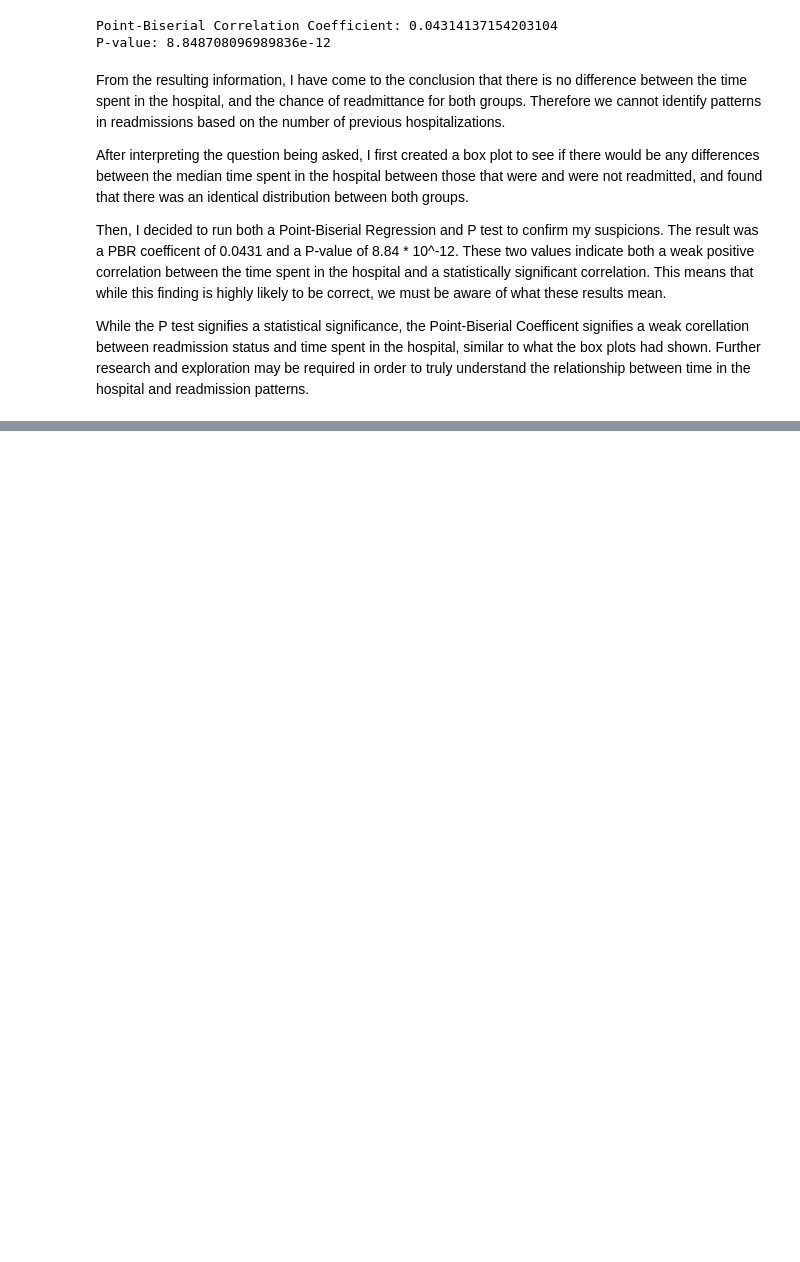
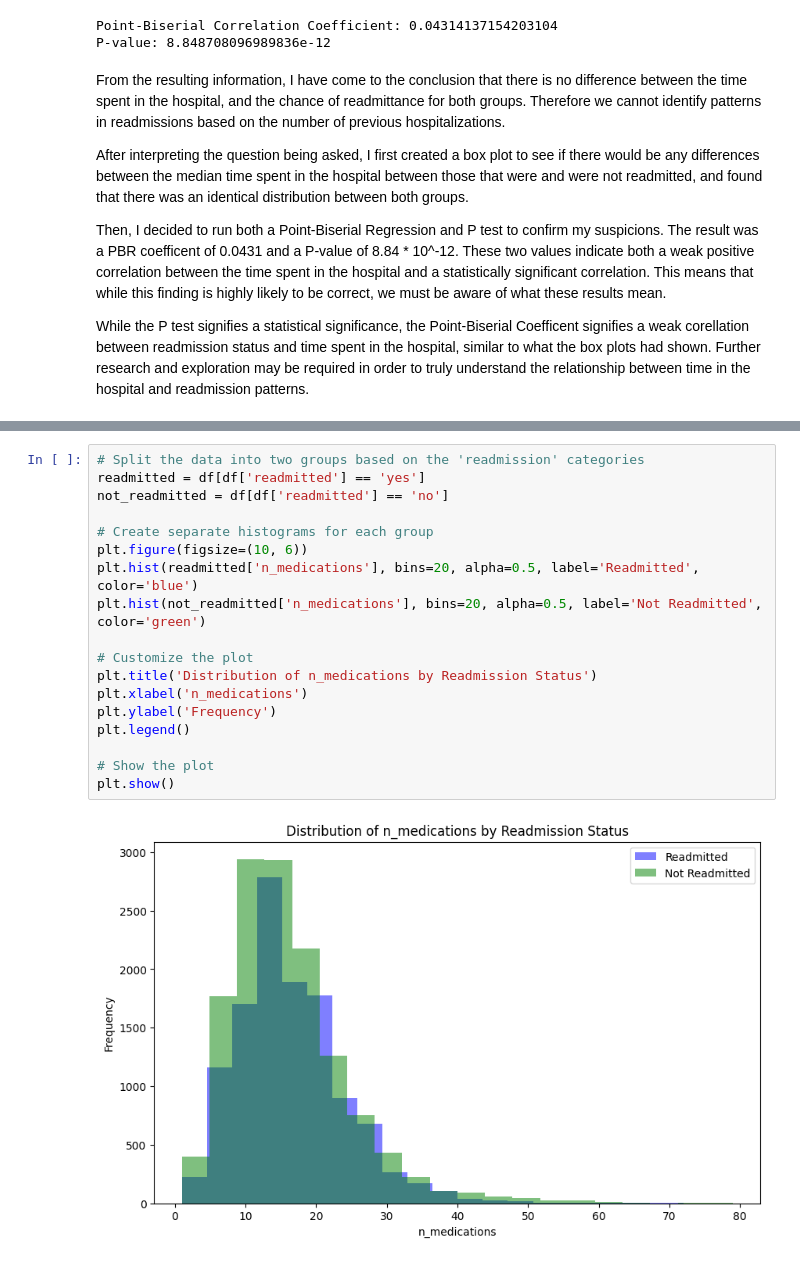
Before and after one commit to el-tortugo/hospital-readmissions-project, a Jupyter notebook: hrea-exploration.ipynb, the cells around one changed output, grey strips where cells are left out. Cells and saved outputs as stored; diff of their text form; blank space fills up the shorter version.

```diff
--- a/hrea-exploration.ipynb
+++ b/hrea-exploration.ipynb
@@ -412,0 +464,20 @@ While the P test signifies a statistical significance, the Point-Biserial Coeffi
+# %%
+# Split the data into two groups based on the 'readmission' categories
+readmitted = df[df['readmitted'] == 'yes']
+not_readmitted = df[df['readmitted'] == 'no']
+
+# Create separate histograms for each group
+plt.figure(figsize=(10, 6))
+plt.hist(readmitted['n_medications'], bins=20, alpha=0.5, label='Readmitted', color='blue')
+plt.hist(not_readmitted['n_medications'], bins=20, alpha=0.5, label='Not Readmitted', color='green')
+
+# Customize the plot
+plt.title('Distribution of n_medications by Readmission Status')
+plt.xlabel('n_medications')
+plt.ylabel('Frequency')
+plt.legend()
+
+# Show the plot
+plt.show()
+# %% [output]
+[figure, added]
```
Also changed, not shown: parts of 12 cells of this notebook.
